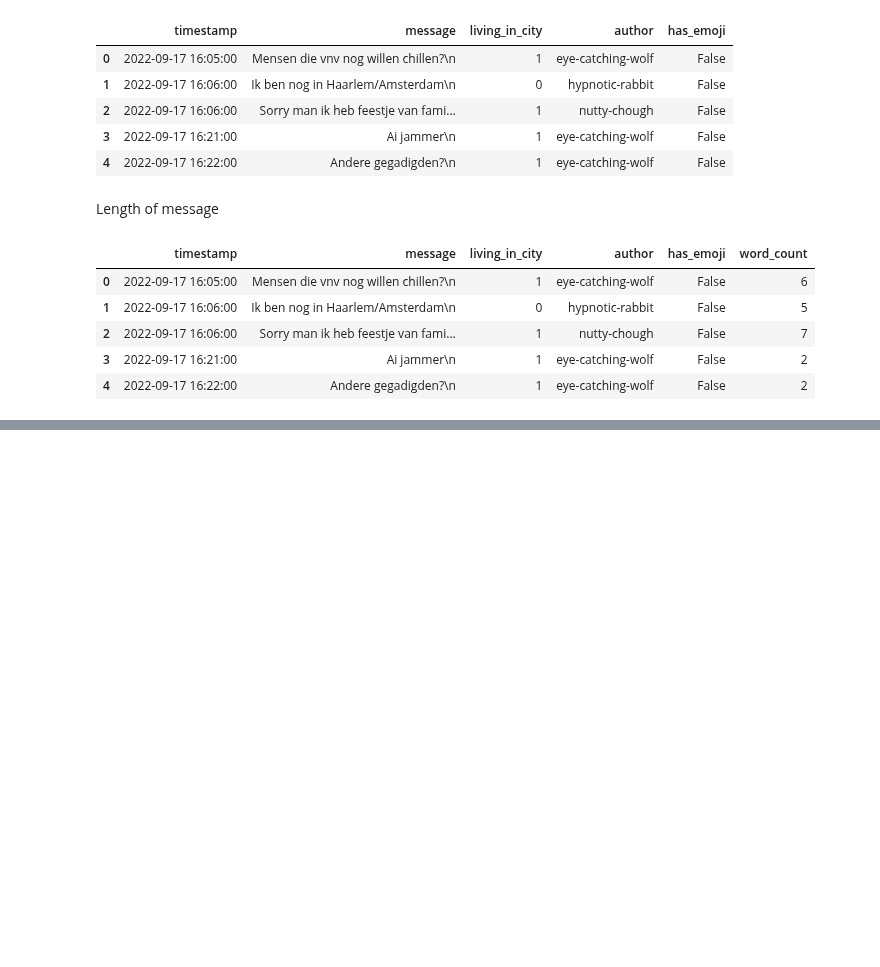
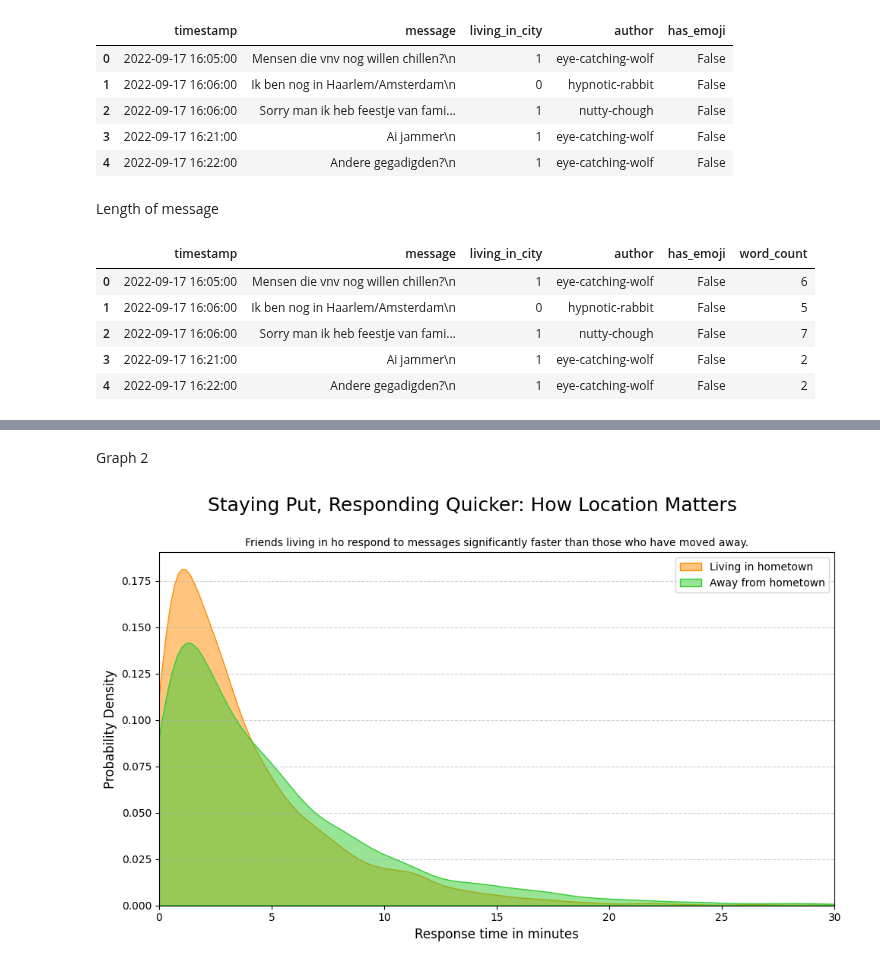
Before and after one commit to bashoogeventerink-max/DAV, a Jupyter notebook: notebooks/03-distributions.ipynb, the cells around one changed output, grey strips where cells are left out. Saved outputs shown, nothing was run; the diff lists cells and outputs as text; code cells hidden in the pictures; blank space fills up the shorter version.

```diff
--- a/notebooks/03-distributions.ipynb
+++ b/notebooks/03-distributions.ipynb
@@ -54,0 +111,47 @@ sns.histplot(df, x="log_len", kde=True)
+# %% [markdown]
+Graph 2
+# %%
+import matplotlib.pyplot as plt
+import numpy as np
+import pandas as pd
+import seaborn as sns
+
+# Assuming df is loaded and has the 'living_in_city' and 'react_time_min' columns
+# Let's create some dummy data to make the code runnable
+np.random.seed(42)
+data1 = np.random.exponential(scale=5, size=5000)
+data2 = np.random.exponential(scale=5, size=5000) * 0.8
+df = pd.DataFrame({
+    'react_time_min': np.concatenate([data1, data2]),
+    'living_in_city': np.concatenate([np.ones(5000), np.zeros(5000)])
+})
+
+city_dwellers = df[df['living_in_city'] == 1]['react_time_min']
+non_city_dwellers = df[df['living_in_city'] == 0]['react_time_min']
+
+plt.figure(figsize=(10, 6))
+
+# Use seaborn for KDE to get the smooth distribution curves
+sns.kdeplot(non_city_dwellers, color='darkorange', fill=True, alpha=0.5, label='Living in hometown')
+sns.kdeplot(city_dwellers, color='limegreen', fill=True, alpha=0.5, label='Away from hometown')
+
+# Subtitle
+plt.suptitle('Staying Put, Responding Quicker: How Location Matters', fontsize=18, y=1.0)
+
+# title
+plt.title('Friends living in ho respond to messages significantly faster than those who have moved away.', fontsize=10, loc='center', y = 1.0)
+
+plt.xlabel('Response time in minutes', fontsize=12)
+plt.ylabel('Probability Density', fontsize=12)
+plt.grid(axis='y', linestyle='--', alpha=0.6)
+
+plt.xlim(0, 30)
+plt.legend(loc='upper right')
+plt.tight_layout()
+
+# Save the figure to a file
+plt.savefig('reaction_times_plot.png', dpi=300)
+
+plt.show()
+# %% [output]
+[figure, added]
```
Also changed, not shown: parts of 5 cells of this notebook, 6 other files.
